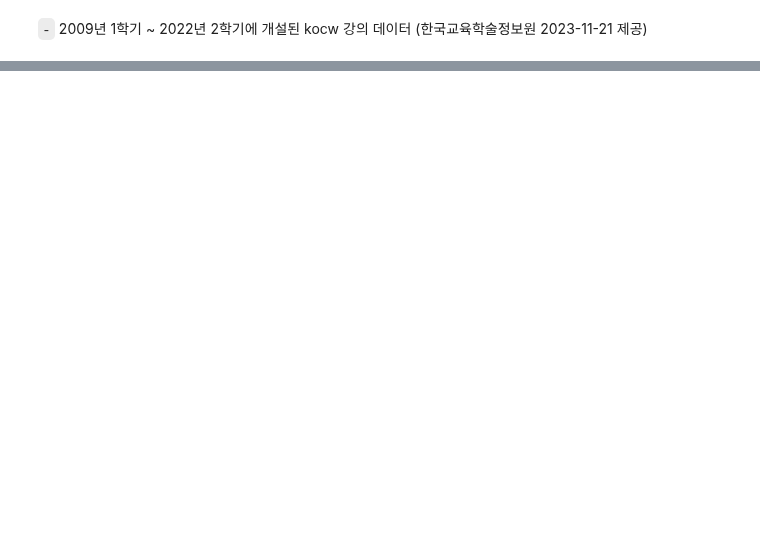
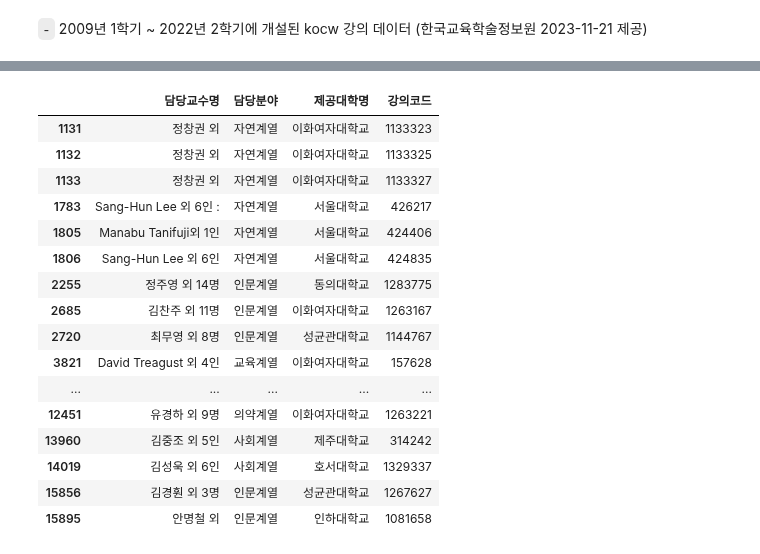
Before and after one commit to HollyRiver/R, a Jupyter notebook: SDB/kocw DB.ipynb, the cells around one changed output, grey strips where cells are left out. Saved outputs shown, nothing was run; the diff lists cells and outputs as text; code cells hidden in the pictures; blank space fills up the shorter version.

```diff
--- a/SDB/kocw DB.ipynb
+++ b/SDB/kocw DB.ipynb
@@ -122,0 +284,21 @@ professor
+# %%
+## 강의를 담당하는 교수가 여러 명인 경우 자르기 2
+professor.loc[professor["담당교수명"].str.contains('외.*인|외.*명| 외', regex=True)]
+# %% [output]
+|  | 담당교수명 | 담당분야 | 제공대학명 | 강의코드 |
+| 1131 | 정창권 외 | 자연계열 | 이화여자대학교 | 1133323 |
+| 1132 | 정창권 외 | 자연계열 | 이화여자대학교 | 1133325 |
+| 1133 | 정창권 외 | 자연계열 | 이화여자대학교 | 1133327 |
+| 1783 | Sang-Hun Lee 외 6인 : | 자연계열 | 서울대학교 | 426217 |
+| 1805 | Manabu Tanifuji외 1인 | 자연계열 | 서울대학교 | 424406 |
+| 1806 | Sang-Hun Lee 외 6인 | 자연계열 | 서울대학교 | 424835 |
+| 2255 | 정주영 외 14명 | 인문계열 | 동의대학교 | 1283775 |
+| 2685 | 김찬주 외 11명 | 인문계열 | 이화여자대학교 | 1263167 |
+| 2720 | 최무영 외 8명 | 인문계열 | 성균관대학교 | 1144767 |
+| 3821 | David Treagust 외 4인 | 교육계열 | 이화여자대학교 | 157628 |
+| ... | ... | ... | ... | ... |
+| 12451 | 유경하 외 9명 | 의약계열 | 이화여자대학교 | 1263221 |
+| 13960 | 김중조 외 5인 | 사회계열 | 제주대학교 | 314242 |
+| 14019 | 김성욱 외 6인 | 사회계열 | 호서대학교 | 1329337 |
+| 15856 | 김경훤 외 3명 | 인문계열 | 성균관대학교 | 1267627 |
+| 15895 | 안명철 외 | 인문계열 | 인하대학교 | 1081658 |
```
Also changed, not shown: parts of 46 cells of this notebook, 12 other files.
